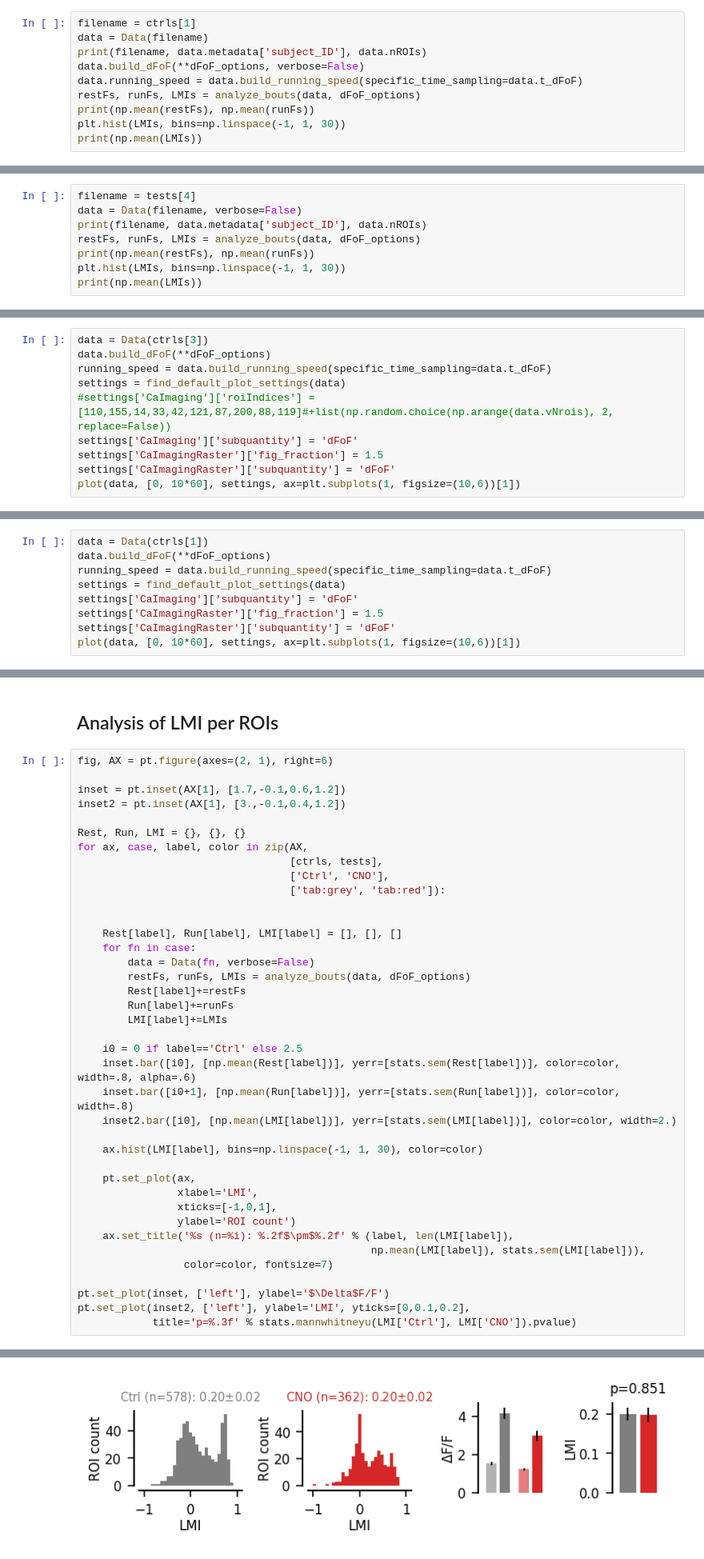
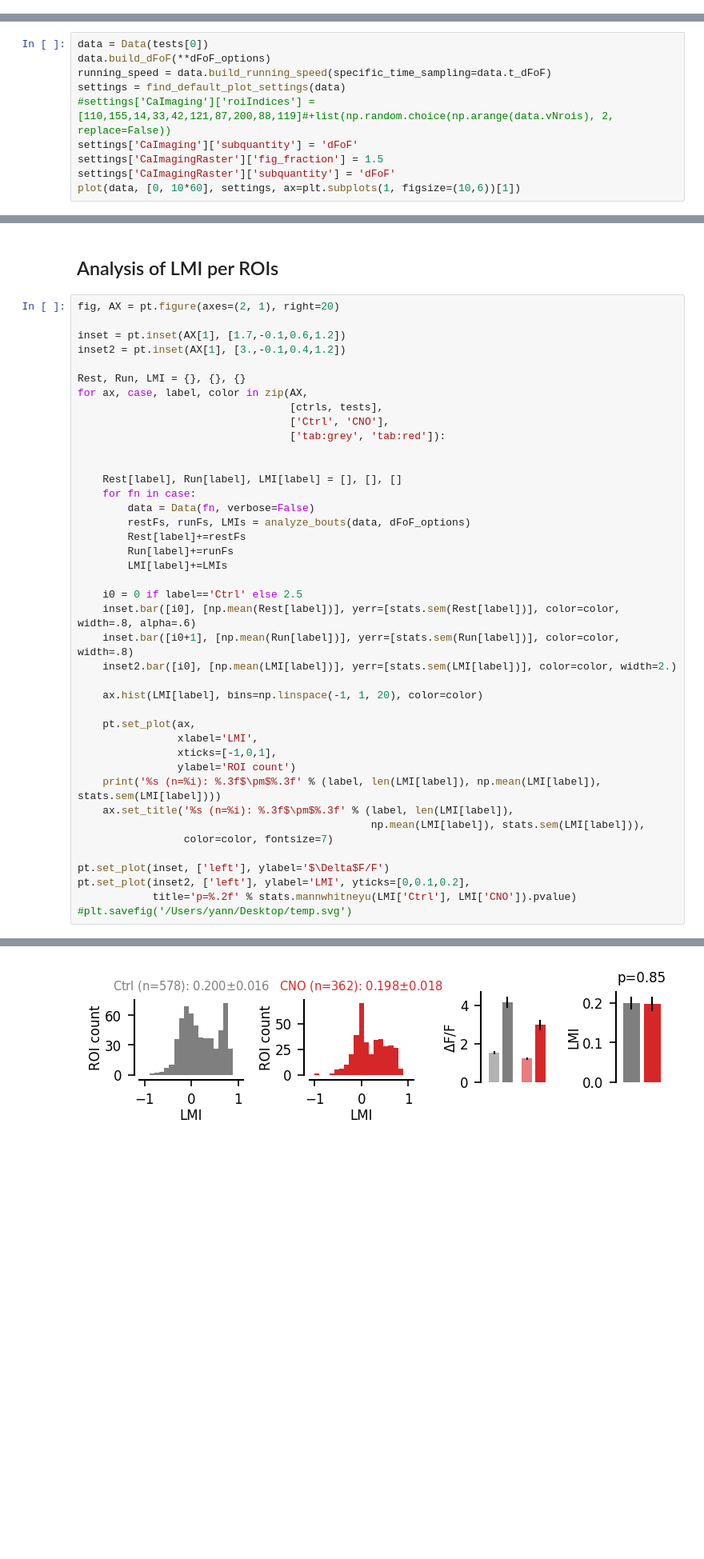
Before and after one commit to yzerlaut/Van-Velze-et-al-2024, a Jupyter notebook: LMI-in-CNO-vs-CTRL.ipynb, the cells around one changed output, grey strips where cells are left out. Shown at 80% size. Drawn from its saved outputs; the diff is of its cells as text; blank space fills up the shorter version.

```diff
--- a/LMI-in-CNO-vs-CTRL.ipynb
+++ b/LMI-in-CNO-vs-CTRL.ipynb
@@ -86,13 +87,3 @@ def analyze_bouts(data, dFoF_options):
 root_folder = os.path.join('.', 'data')
 ctrls = [os.path.join(root_folder, 'ctrl', f) for f in np.sort(os.listdir(os.path.join(root_folder, 'ctrl'))) if 'nwb' in f]
 tests = [os.path.join(root_folder, 'test', f) for f in np.sort(os.listdir(os.path.join(root_folder, 'test'))) if 'nwb' in f]
-# %%
-filename = ctrls[1]
-data = Data(filename)
-print(filename, data.metadata['subject_ID'], data.nROIs)
-data.build_dFoF(**dFoF_options, verbose=False)
-data.running_speed = data.build_running_speed(specific_time_sampling=data.t_dFoF)
-restFs, runFs, LMIs = analyze_bouts(data, dFoF_options)
-print(np.mean(restFs), np.mean(runFs))
-plt.hist(LMIs, bins=np.linspace(-1, 1, 30))
-print(np.mean(LMIs))
@@ -105,8 +89,0 @@ NWB-file reading time: 93.7ms
-# %%
-filename = tests[4]
-data = Data(filename, verbose=False)
-print(filename, data.metadata['subject_ID'], data.nROIs)
-restFs, runFs, LMIs = analyze_bouts(data, dFoF_options)
-print(np.mean(restFs), np.mean(runFs))
-plt.hist(LMIs, bins=np.linspace(-1, 1, 30))
-print(np.mean(LMIs))
@@ -139,5 +179,5 @@ NWB-file reading time: 85.0ms
 # %%
-data = Data(ctrls[3])
+data = Data(tests[0])
 data.build_dFoF(**dFoF_options)
 running_speed = data.build_running_speed(specific_time_sampling=data.t_dFoF)
 settings = find_default_plot_settings(data)
@@ -159,9 +198,0 @@ calculating dF/F with method "percentile" [...]
-# %%
-data = Data(ctrls[1])
-data.build_dFoF(**dFoF_options)
-running_speed = data.build_running_speed(specific_time_sampling=data.t_dFoF)
-settings = find_default_plot_settings(data)
-settings['CaImaging']['subquantity'] = 'dFoF'
-settings['CaImagingRaster']['fig_fraction'] = 1.5
-settings['CaImagingRaster']['subquantity'] = 'dFoF'
-plot(data, [0, 10*60], settings, ax=plt.subplots(1, figsize=(10,6))[1])
@@ -198,7 +199,7 @@ calculating dF/F with method "percentile" [...]
 # %% [markdown]
 ## Analysis of LMI per ROIs
 # %%
-fig, AX = pt.figure(axes=(2, 1), right=6)
+fig, AX = pt.figure(axes=(2, 1), right=20)
 
 inset = pt.inset(AX[1], [1.7,-0.1,0.6,1.2])
 inset2 = pt.inset(AX[1], [3.,-0.1,0.4,1.2])
@@ -223,17 +224,19 @@ for ax, case, label, color in zip(AX,
     inset.bar([i0+1], [np.mean(Run[label])], yerr=[stats.sem(Run[label])], color=color, width=.8)
     inset2.bar([i0], [np.mean(LMI[label])], yerr=[stats.sem(LMI[label])], color=color, width=2.)
 
-    ax.hist(LMI[label], bins=np.linspace(-1, 1, 30), color=color)
+    ax.hist(LMI[label], bins=np.linspace(-1, 1, 20), color=color)
 
     pt.set_plot(ax,
                 xlabel='LMI',
                 xticks=[-1,0,1],
                 ylabel='ROI count')
-    ax.set_title('%s (n=%i): %.2f$\pm$%.2f' % (label, len(LMI[label]),
+    print('%s (n=%i): %.3f$\pm$%.3f' % (label, len(LMI[label]), np.mean(LMI[label]), stats.sem(LMI[label])))
+    ax.set_title('%s (n=%i): %.3f$\pm$%.3f' % (label, len(LMI[label]),
                                                np.mean(LMI[label]), stats.sem(LMI[label])),
                  color=color, fontsize=7)
 
 pt.set_plot(inset, ['left'], ylabel='$\Delta$F/F')
 pt.set_plot(inset2, ['left'], ylabel='LMI', yticks=[0,0.1,0.2],
-            title='p=%.3f' % stats.mannwhitneyu(LMI['Ctrl'], LMI['CNO']).pvalue)
+            title='p=%.2f' % stats.mannwhitneyu(LMI['Ctrl'], LMI['CNO']).pvalue)
+#plt.savefig('/Users/yann/Desktop/temp.svg')
 # %% [output]
@@ -240,4 +245,4 @@ pt.set_plot(inset2, ['left'], ylabel='LMI', yticks=[0,0.1,0.2],
-[figure, old version]
+[figure, new version]
 # %% [markdown]
 ## Analysis of LMI per session
 # %%
```
Also changed, not shown: parts of 11 cells of this notebook.
